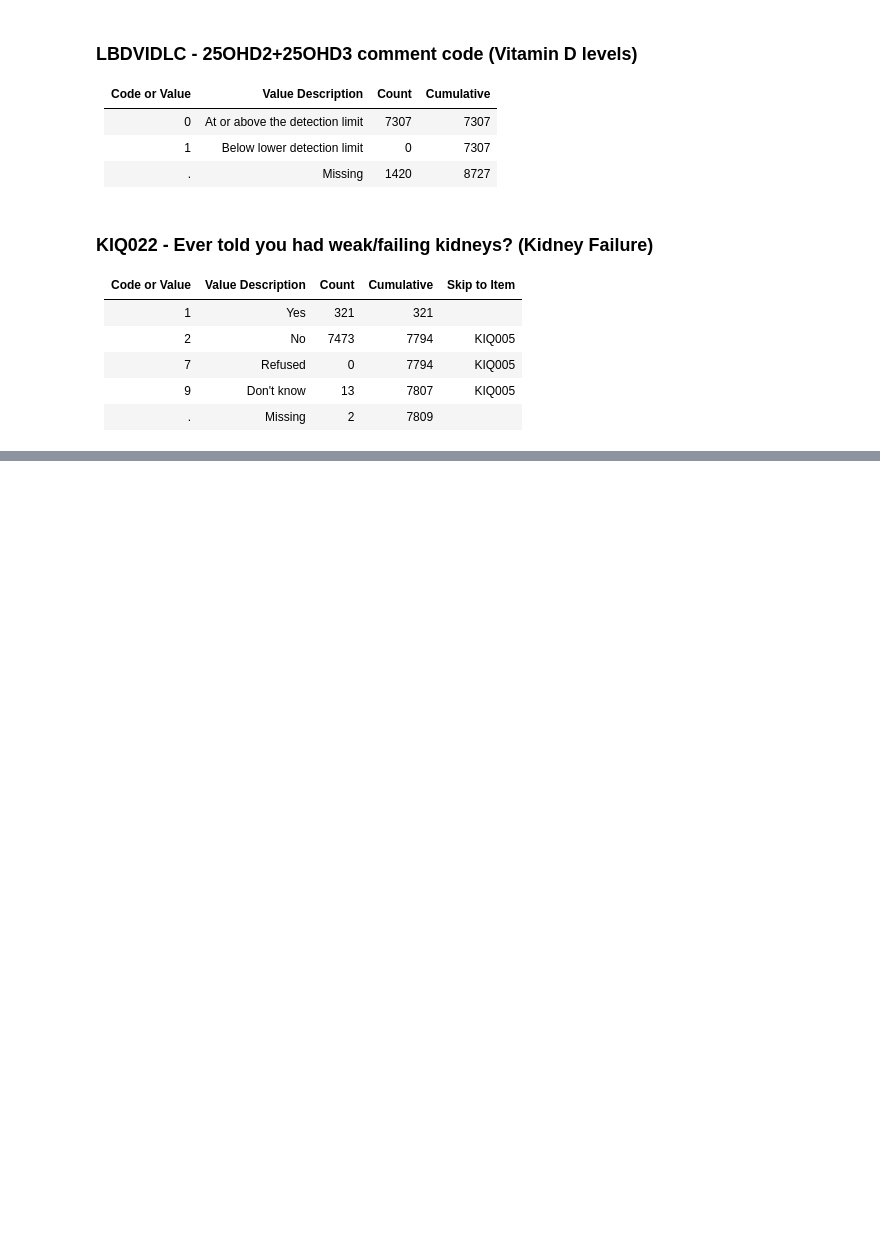
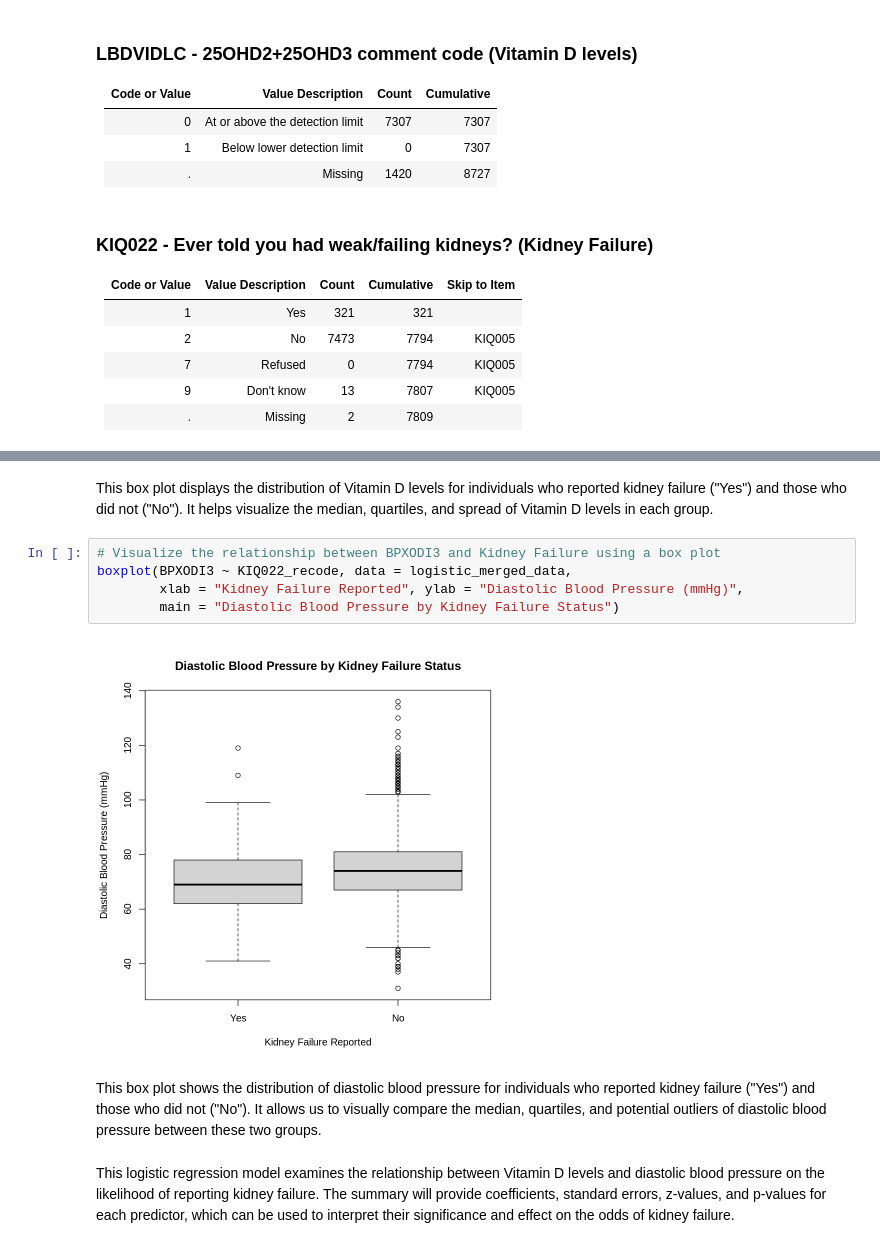
Before and after one commit to y0y0l0/HHA507, a Jupyter notebook: Assignments/nhanes_inferential_2021_23/nhanes_inferential.ipynb, the cells around one changed output, grey strips where cells are left out. Drawn from its saved outputs; the diff is of its cells as text; blank space fills up the shorter version.

```diff
--- a/Assignments/nhanes_inferential_2021_23/nhanes_inferential.ipynb
+++ b/Assignments/nhanes_inferential_2021_23/nhanes_inferential.ipynb
@@ -386,0 +517,13 @@ plot(PAD680  ~ WHD020 , data =whq_merged_data,xlab = "Physical Activity",ylab =
+# %% [markdown]
+This box plot displays the distribution of Vitamin D levels for individuals who reported kidney failure ("Yes") and those who did not ("No"). It helps visualize the median, quartiles, and spread of Vitamin D levels in each group.
+# %%
+# Visualize the relationship between BPXODI3 and Kidney Failure using a box plot
+boxplot(BPXODI3 ~ KIQ022_recode, data = logistic_merged_data,
+        xlab = "Kidney Failure Reported", ylab = "Diastolic Blood Pressure (mmHg)",
+        main = "Diastolic Blood Pressure by Kidney Failure Status")
+# %% [output]
+[figure, added]
+# %% [markdown]
+This box plot shows the distribution of diastolic blood pressure for individuals who reported kidney failure ("Yes") and those who did not ("No"). It allows us to visually compare the median, quartiles, and potential outliers of diastolic blood pressure between these two groups.
+# %% [markdown]
+This logistic regression model examines the relationship between Vitamin D levels and diastolic blood pressure on the likelihood of reporting kidney failure. The summary will provide coefficients, standard errors, z-values, and p-values for each predictor, which can be used to interpret their significance and effect on the odds of kidney failure.
```
Also changed, not shown: parts of 13 cells of this notebook, 1 other file.
